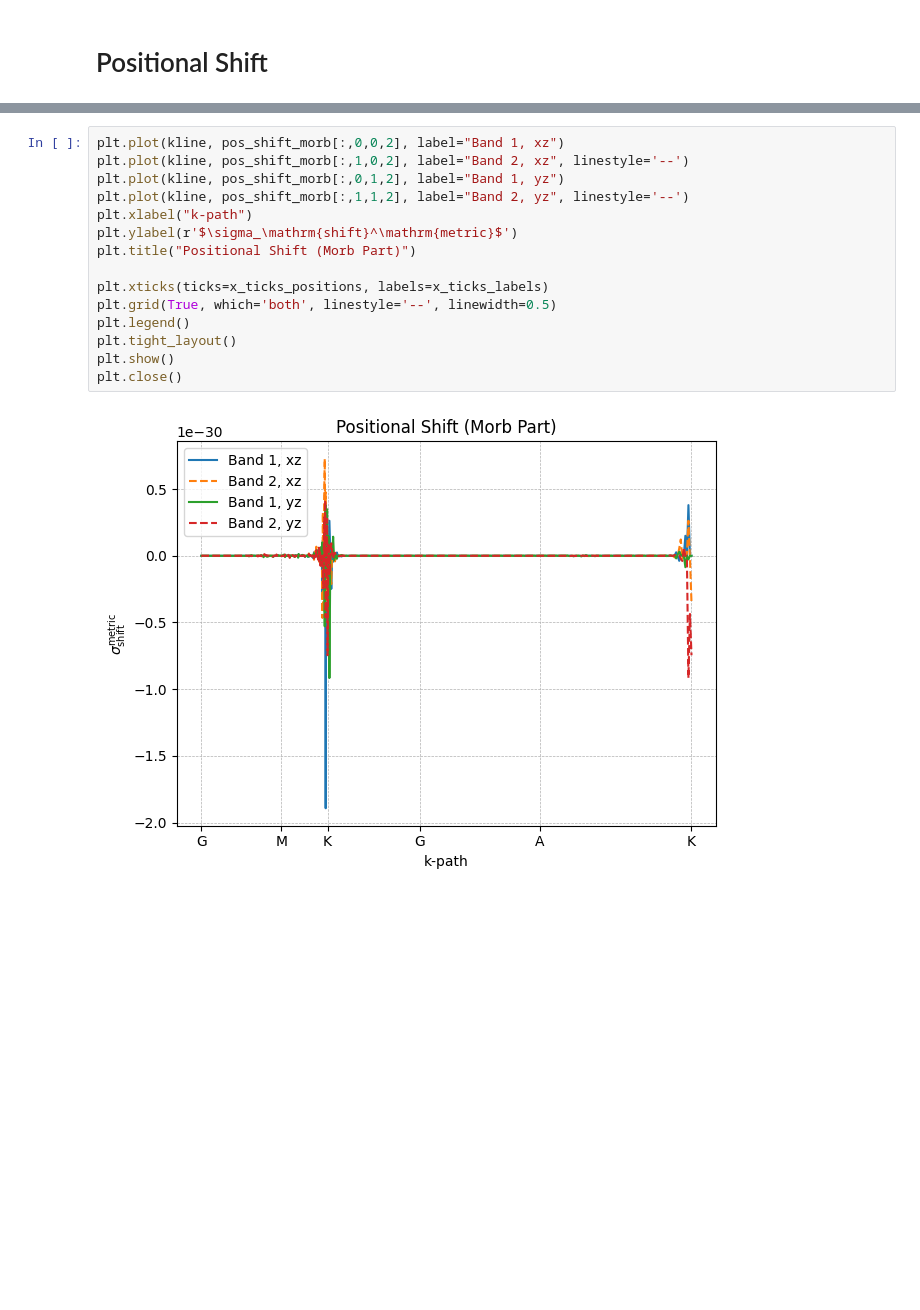
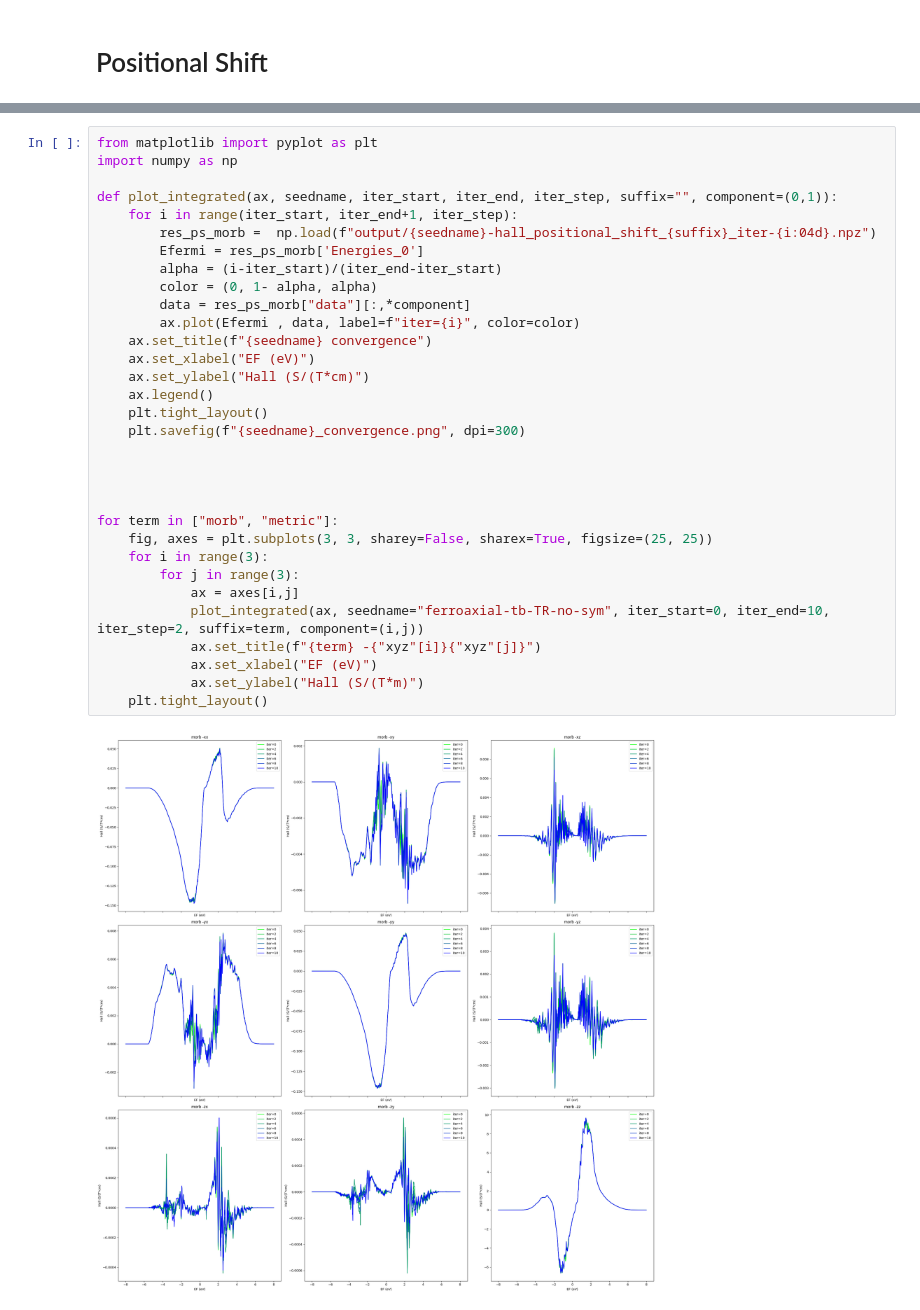
Before and after one commit to elchatz/pos-shift-test, a Jupyter notebook: Ferroaxial-TB.ipynb, the cells around one changed output, grey strips where cells are left out. Saved outputs shown, nothing was run; the diff lists cells and outputs as text; blank space fills up the shorter version.

Commit message:
integrated quantity

```diff
--- a/Ferroaxial-TB.ipynb
+++ b/Ferroaxial-TB.ipynb
@@ -385,17 +93,34 @@ plt.close()
-# %%
-plt.plot(kline, pos_shift_morb[:,0,0,2], label="Band 1, xz")
-plt.plot(kline, pos_shift_morb[:,1,0,2], label="Band 2, xz", linestyle='--')
-plt.plot(kline, pos_shift_morb[:,0,1,2], label="Band 1, yz")
-plt.plot(kline, pos_shift_morb[:,1,1,2], label="Band 2, yz", linestyle='--')
-plt.xlabel("k-path")
-plt.ylabel(r'$\sigma_\mathrm{shift}^\mathrm{metric}$')
-plt.title("Positional Shift (Morb Part)")
-
-plt.xticks(ticks=x_ticks_positions, labels=x_ticks_labels)
-plt.grid(True, which='both', linestyle='--', linewidth=0.5)
-plt.legend()
-plt.tight_layout()
-plt.show()
-plt.close()
-# %% [output]
-[figure, removed]
+# %%
+from matplotlib import pyplot as plt
+import numpy as np
+
+def plot_integrated(ax, seedname, iter_start, iter_end, iter_step, suffix="", component=(0,1)):
+    for i in range(iter_start, iter_end+1, iter_step):
+        res_ps_morb =  np.load(f"output/{seedname}-hall_positional_shift_{suffix}_iter-{i:04d}.npz")
+        Efermi = res_ps_morb['Energies_0']
+        alpha = (i-iter_start)/(iter_end-iter_start)
+        color = (0, 1- alpha, alpha)
+        data = res_ps_morb["data"][:,*component]
+        ax.plot(Efermi , data, label=f"iter={i}", color=color)
+    ax.set_title(f"{seedname} convergence")
+    ax.set_xlabel("EF (eV)")
+    ax.set_ylabel("Hall (S/(T*cm)")
+    ax.legend()
+    plt.tight_layout()
+    plt.savefig(f"{seedname}_convergence.png", dpi=300)
+
+
+
+
+for term in ["morb", "metric"]:
+    fig, axes = plt.subplots(3, 3, sharey=False, sharex=True, figsize=(25, 25))
+    for i in range(3):
+        for j in range(3):
+            ax = axes[i,j]
+            plot_integrated(ax, seedname="ferroaxial-tb-TR-no-sym", iter_start=0, iter_end=10, iter_step=2, suffix=term, component=(i,j))
+            ax.set_title(f"{term} -{"xyz"[i]}{"xyz"[j]}")
+            ax.set_xlabel("EF (eV)")
+            ax.set_ylabel("Hall (S/(T*m)")
+    plt.tight_layout()
+# %% [output]
+[figure, added]
```
Also changed, not shown: parts of 17 cells of this notebook, 3 other files.
